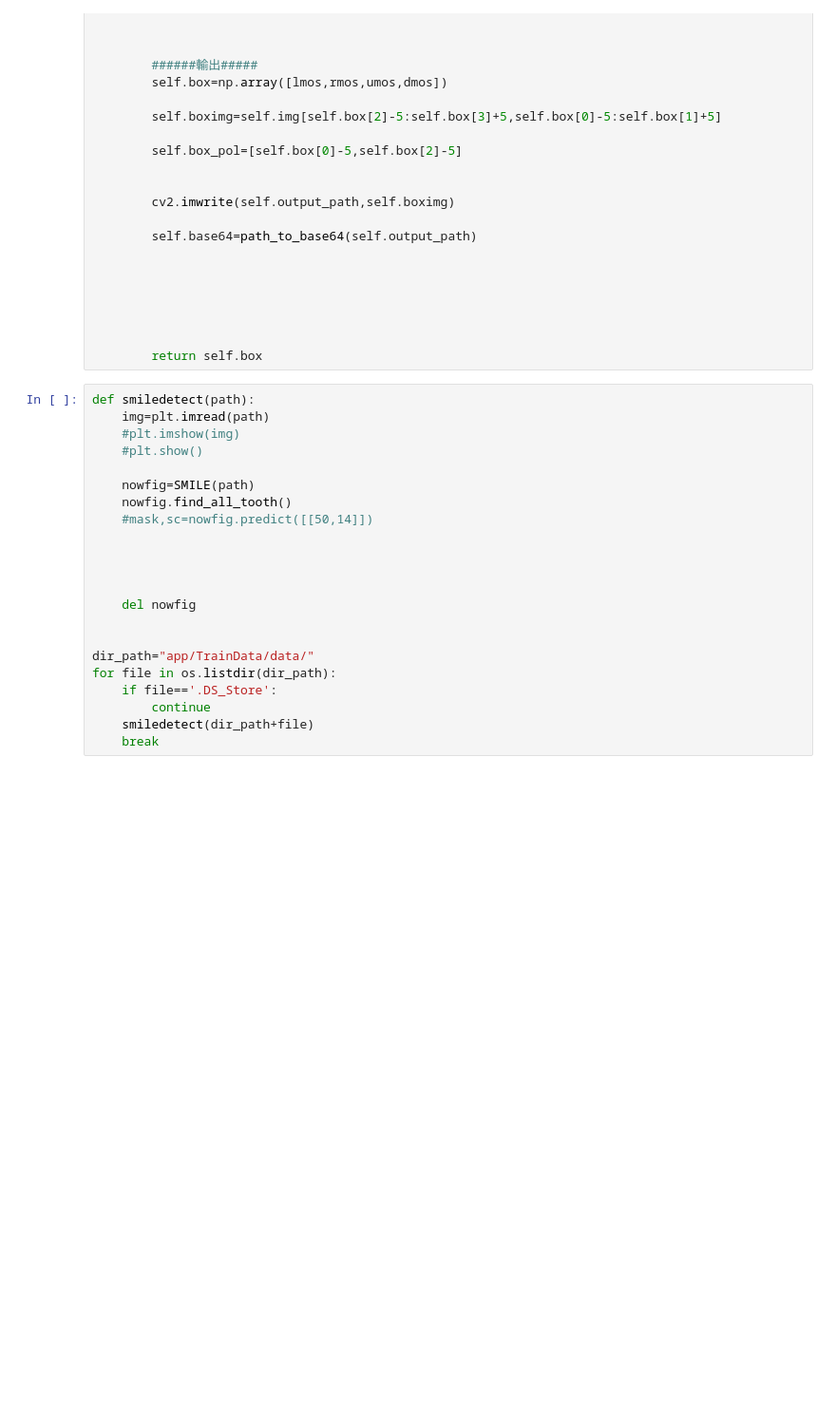
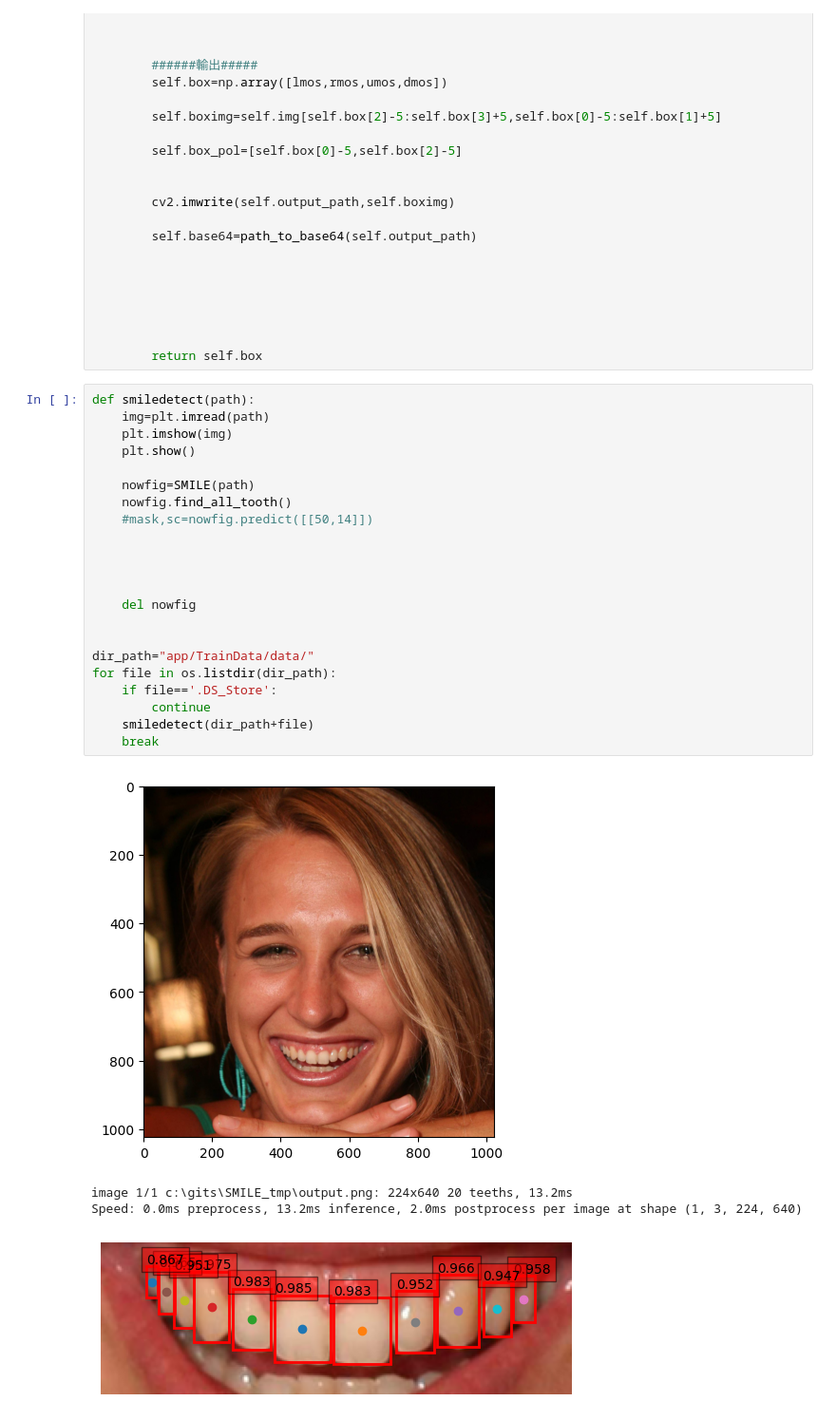
Before and after one commit to hsiu-chan/SMILE_tmp, a Jupyter notebook: test.ipynb, the cells around one changed output. Shown at 95% size. Drawn from its saved outputs; the diff is of its cells as text; blank space fills up the shorter version.

```diff
--- a/test.ipynb
+++ b/test.ipynb
@@ -159,22 +159,27 @@ class SMILE:
 # %%
 def smiledetect(path):
     img=plt.imread(path)
-    #plt.imshow(img)
-    #plt.show()
+    plt.imshow(img)
+    plt.show()
 
     nowfig=SMILE(path)
     nowfig.find_all_tooth()
     #mask,sc=nowfig.predict([[50,14]])
 
 
 
 
     del nowfig
 
 
 dir_path="app/TrainData/data/"
 for file in os.listdir(dir_path):
     if file=='.DS_Store':
         continue
     smiledetect(dir_path+file)
     break
+# %% [output]
+[figure, added]
+image 1/1 c:\gits\SMILE_tmp\output.png: 224x640 20 teeths, 13.2ms
+Speed: 0.0ms preprocess, 13.2ms inference, 2.0ms postprocess per image at shape (1, 3, 224, 640)
+[figure, added]
```
Also changed, not shown: 3 other files.
